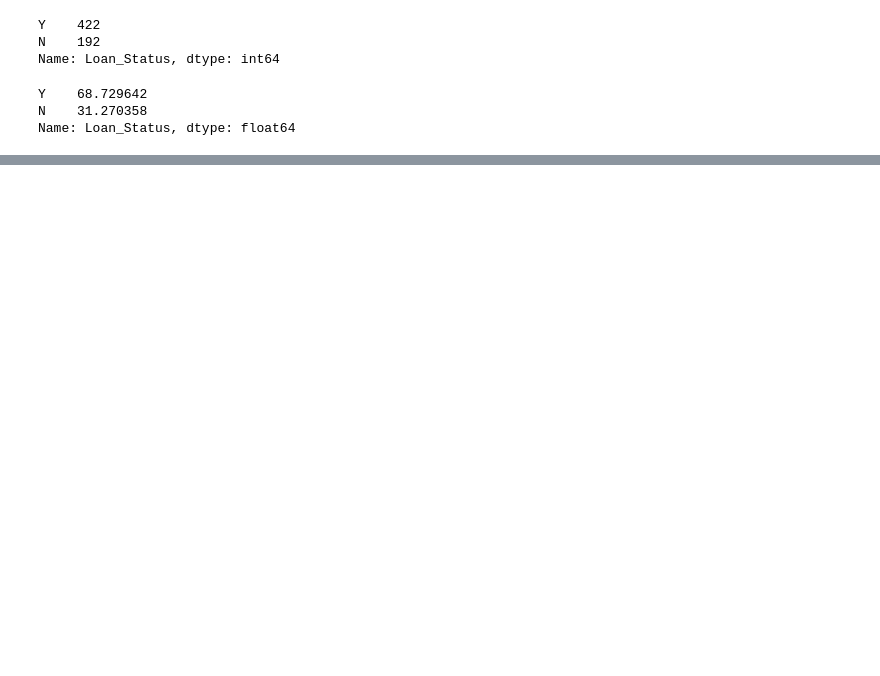
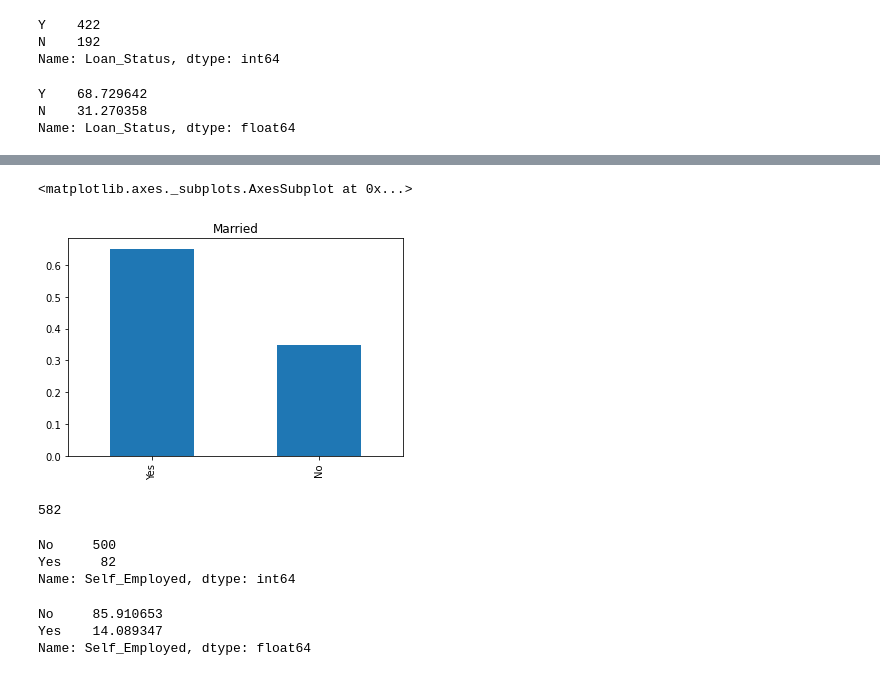
Before and after one commit to shivam23rawat/Home-Loan-Prediction-System, a Jupyter notebook: Home_Loan_Prediction.ipynb, the cells around one changed output, grey strips where cells are left out. Cells and saved outputs as stored; diff of their text form; code cells hidden in the pictures; blank space fills up the shorter version.

```diff
--- a/Home_Loan_Prediction.ipynb
+++ b/Home_Loan_Prediction.ipynb
@@ -57,0 +105,21 @@ Name: Loan_Status, dtype: float64
+# %%
+train["Married"].value_counts(normalize=True).plot.bar(title='Married')
+# %% [output]
+<matplotlib.axes._subplots.AxesSubplot at 0x...>
+[figure, added]
+# %%
+train["Self_Employed"].count()
+# %% [output]
+582
+# %%
+train["Self_Employed"].value_counts()
+# %% [output]
+No     500
+Yes     82
+Name: Self_Employed, dtype: int64
+# %%
+train["Self_Employed"].value_counts(normalize=True)*100
+# %% [output]
+No     85.910653
+Yes    14.089347
+Name: Self_Employed, dtype: float64
```
Also changed, not shown: parts of 52 cells of this notebook.
